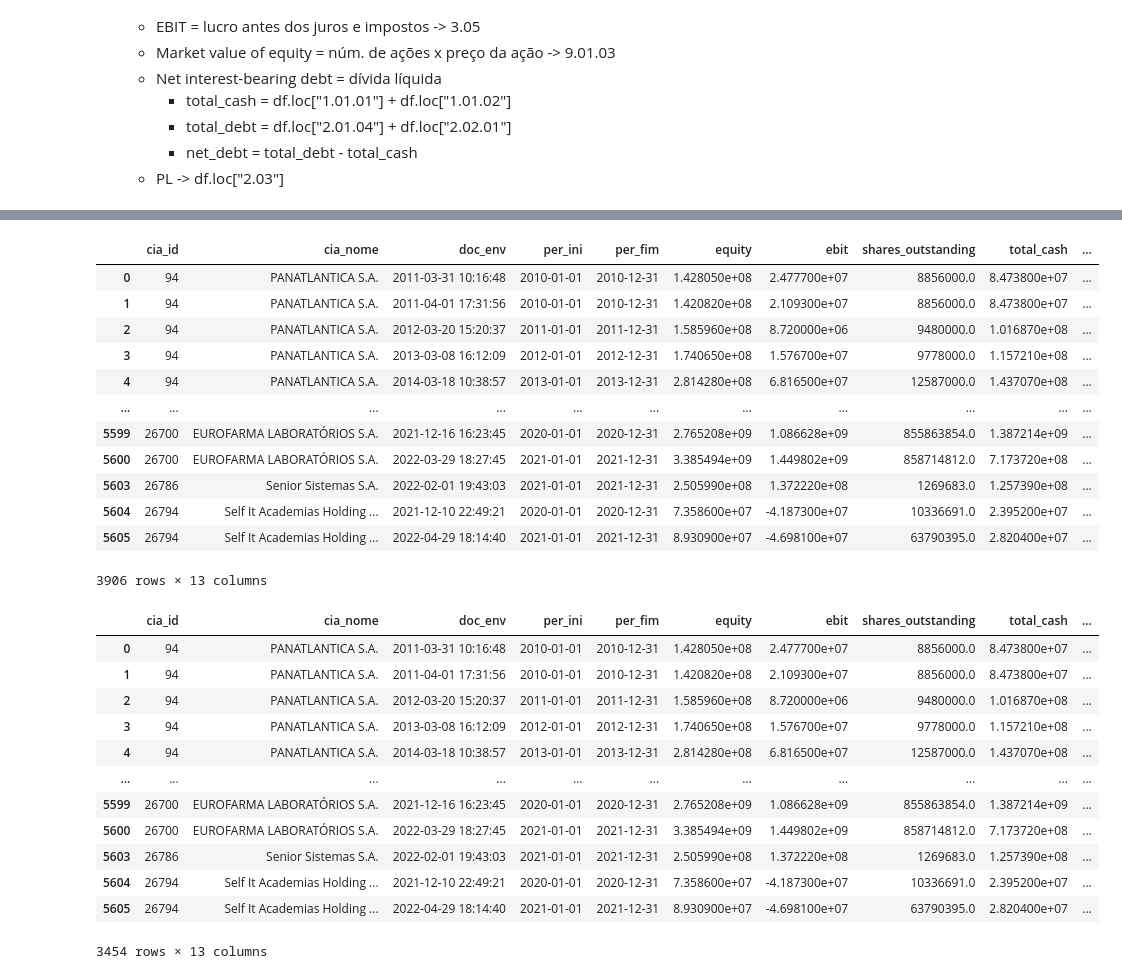
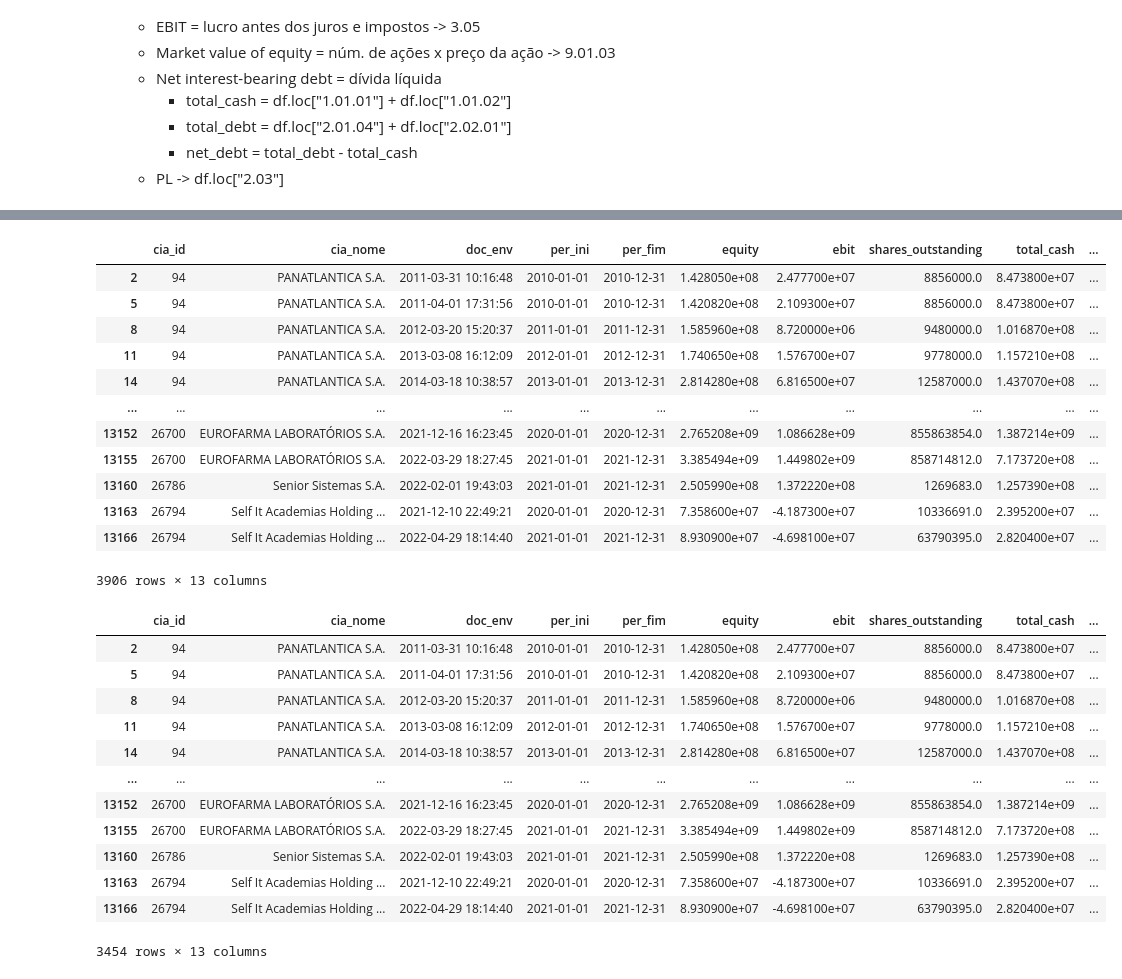
Before and after one commit to AlgebraQuant/MagicFormula, a Jupyter notebook: src/2_magic_financials.ipynb, the cells around one changed output, grey strips where cells are left out. Drawn from its saved outputs; the diff is of its cells as text; code cells hidden in the pictures.

Commit message:
new ROIC method

```diff
--- a/src/2_magic_financials.ipynb
+++ b/src/2_magic_financials.ipynb
@@ -52,7 +52,7 @@ print(included_codes[:10])
 [60, 78, 86, 94, 116, 132, 159, 167, 175, 183]
 # %%
 # Remove those companies from financials dataframe
-df.query('cia_id == @included_codes', inplace=True)
+df.query('cia_id == @included_companies', inplace=True)
 print('Number of companies available for backtesting:', df.cia_id.nunique())
 df
 # %% [output]
@@ -126,9 +142,9 @@ Number of companies available for backtesting: 585
 # %%
 # Pelo que está no livro, somentes os indicadores dos últimos 12 meses serão usados.
 # Logo, podemos descartar períodos que não são o corrente -> per_ref == 0
-df.query('per_ref == 0', inplace=True)
+# df.query('per_ref == 0', inplace=True)
 # Remover coluna que não será mais usada no backtesting
-df.drop(columns=["per_ref"], inplace=True)
+# df.drop(columns=["per_ref"], inplace=True)
 df.reset_index(drop=True, inplace=True)
 print('Number of companies available for backtesting:', df.cia_id.nunique())
 df
@@ -363,47 +381,52 @@ df
 # %%
 # Calcular os indicadores
 df["total_cash"] = df["1.01.01"] + df["1.01.02"]
 df["total_debt"] = df["2.01.04"] + df["2.02.01"]
 df["net_debt"] = df["total_debt"] - df["total_cash"]
 df.rename(
     columns={"2.03": "equity", "3.05": "ebit", "9.01.03": "shares_outstanding"},
     inplace=True
 )
 # account 1.02.02 -> "investments in minority holdings"
 df["invested_capital"] = df["equity"] + df["net_debt"]
-df["roic"] = df["ebit"] * (1 - TAX_RATE) / df["invested_capital"]
-df.drop(columns=["1.01.01", "1.01.02", "2.01.04", "2.02.01", "3.01"], inplace=True)
+# Calculate previuos period invested capital (ic_prior)
+df.sort_values(['cia_id', 'doc_env', 'per_ref',], inplace=True)
+df['ic_prior'] = df.groupby(by=['doc_env'])['invested_capital'].shift(1)
+df["roic"] = df["ebit"] * (1 - TAX_RATE) / df["ic_prior"]
+# Prior periods was used only foi ROIC calculation -> can be removed
+df.query("per_ref == 0", inplace=True)
+df.drop(columns=["1.01.01", "1.01.02", "2.01.04", "2.02.01", "3.01", "ic_prior", "per_ref"], inplace=True)
 df
 # %% [output]
 |  | cia_id | cia_nome | doc_env | per_ini | per_fim | equity | ebit | shares_outstanding | total_cash | ... |
-| 0 | 94 | PANATLANTICA S.A. | 2011-03-31 10:16:48 | 2010-01-01 | 2010-12-31 | 1.428050e+08 | 2.477700e+07 | 8856000.0 | 8.473800e+07 | ... |
-| 1 | 94 | PANATLANTICA S.A. | 2011-04-01 17:31:56 | 2010-01-01 | 2010-12-31 | 1.420820e+08 | 2.109300e+07 | 8856000.0 | 8.473800e+07 | ... |
-| 2 | 94 | PANATLANTICA S.A. | 2012-03-20 15:20:37 | 2011-01-01 | 2011-12-31 | 1.585960e+08 | 8.720000e+06 | 9480000.0 | 1.016870e+08 | ... |
-| 3 | 94 | PANATLANTICA S.A. | 2013-03-08 16:12:09 | 2012-01-01 | 2012-12-31 | 1.740650e+08 | 1.576700e+07 | 9778000.0 | 1.157210e+08 | ... |
-| 4 | 94 | PANATLANTICA S.A. | 2014-03-18 10:38:57 | 2013-01-01 | 2013-12-31 | 2.814280e+08 | 6.816500e+07 | 12587000.0 | 1.437070e+08 | ... |
+| 2 | 94 | PANATLANTICA S.A. | 2011-03-31 10:16:48 | 2010-01-01 | 2010-12-31 | 1.428050e+08 | 2.477700e+07 | 8856000.0 | 8.473800e+07 | ... |
+| 5 | 94 | PANATLANTICA S.A. | 2011-04-01 17:31:56 | 2010-01-01 | 2010-12-31 | 1.420820e+08 | 2.109300e+07 | 8856000.0 | 8.473800e+07 | ... |
+| 8 | 94 | PANATLANTICA S.A. | 2012-03-20 15:20:37 | 2011-01-01 | 2011-12-31 | 1.585960e+08 | 8.720000e+06 | 9480000.0 | 1.016870e+08 | ... |
+| 11 | 94 | PANATLANTICA S.A. | 2013-03-08 16:12:09 | 2012-01-01 | 2012-12-31 | 1.740650e+08 | 1.576700e+07 | 9778000.0 | 1.157210e+08 | ... |
+| 14 | 94 | PANATLANTICA S.A. | 2014-03-18 10:38:57 | 2013-01-01 | 2013-12-31 | 2.814280e+08 | 6.816500e+07 | 12587000.0 | 1.437070e+08 | ... |
 | ... | ... | ... | ... | ... | ... | ... | ... | ... | ... | ... |
-| 5599 | 26700 | EUROFARMA LABORATÓRIOS S.A. | 2021-12-16 16:23:45 | 2020-01-01 | 2020-12-31 | 2.765208e+09 | 1.086628e+09 | 855863854.0 | 1.387214e+09 | ... |
-| 5600 | 26700 | EUROFARMA LABORATÓRIOS S.A. | 2022-03-29 18:27:45 | 2021-01-01 | 2021-12-31 | 3.385494e+09 | 1.449802e+09 | 858714812.0 | 7.173720e+08 | ... |
-| 5603 | 26786 | Senior Sistemas S.A. | 2022-02-01 19:43:03 | 2021-01-01 | 2021-12-31 | 2.505990e+08 | 1.372220e+08 | 1269683.0 | 1.257390e+08 | ... |
-| 5604 | 26794 | Self It Academias Holding ... | 2021-12-10 22:49:21 | 2020-01-01 | 2020-12-31 | 7.358600e+07 | -4.187300e+07 | 10336691.0 | 2.395200e+07 | ... |
-| 5605 | 26794 | Self It Academias Holding ... | 2022-04-29 18:14:40 | 2021-01-01 | 2021-12-31 | 8.930900e+07 | -4.698100e+07 | 63790395.0 | 2.820400e+07 | ... |
+| 13152 | 26700 | EUROFARMA LABORATÓRIOS S.A. | 2021-12-16 16:23:45 | 2020-01-01 | 2020-12-31 | 2.765208e+09 | 1.086628e+09 | 855863854.0 | 1.387214e+09 | ... |
+| 13155 | 26700 | EUROFARMA LABORATÓRIOS S.A. | 2022-03-29 18:27:45 | 2021-01-01 | 2021-12-31 | 3.385494e+09 | 1.449802e+09 | 858714812.0 | 7.173720e+08 | ... |
+| 13160 | 26786 | Senior Sistemas S.A. | 2022-02-01 19:43:03 | 2021-01-01 | 2021-12-31 | 2.505990e+08 | 1.372220e+08 | 1269683.0 | 1.257390e+08 | ... |
+| 13163 | 26794 | Self It Academias Holding ... | 2021-12-10 22:49:21 | 2020-01-01 | 2020-12-31 | 7.358600e+07 | -4.187300e+07 | 10336691.0 | 2.395200e+07 | ... |
+| 13166 | 26794 | Self It Academias Holding ... | 2022-04-29 18:14:40 | 2021-01-01 | 2021-12-31 | 8.930900e+07 | -4.698100e+07 | 63790395.0 | 2.820400e+07 | ... |
 3906 rows × 13 columns
 # %%
 df.query('equity > 0', inplace=True)
 df
 # %% [output]
 |  | cia_id | cia_nome | doc_env | per_ini | per_fim | equity | ebit | shares_outstanding | total_cash | ... |
-| 0 | 94 | PANATLANTICA S.A. | 2011-03-31 10:16:48 | 2010-01-01 | 2010-12-31 | 1.428050e+08 | 2.477700e+07 | 8856000.0 | 8.473800e+07 | ... |
-| 1 | 94 | PANATLANTICA S.A. | 2011-04-01 17:31:56 | 2010-01-01 | 2010-12-31 | 1.420820e+08 | 2.109300e+07 | 8856000.0 | 8.473800e+07 | ... |
-| 2 | 94 | PANATLANTICA S.A. | 2012-03-20 15:20:37 | 2011-01-01 | 2011-12-31 | 1.585960e+08 | 8.720000e+06 | 9480000.0 | 1.016870e+08 | ... |
-| 3 | 94 | PANATLANTICA S.A. | 2013-03-08 16:12:09 | 2012-01-01 | 2012-12-31 | 1.740650e+08 | 1.576700e+07 | 9778000.0 | 1.157210e+08 | ... |
-| 4 | 94 | PANATLANTICA S.A. | 2014-03-18 10:38:57 | 2013-01-01 | 2013-12-31 | 2.814280e+08 | 6.816500e+07 | 12587000.0 | 1.437070e+08 | ... |
+| 2 | 94 | PANATLANTICA S.A. | 2011-03-31 10:16:48 | 2010-01-01 | 2010-12-31 | 1.428050e+08 | 2.477700e+07 | 8856000.0 | 8.473800e+07 | ... |
+| 5 | 94 | PANATLANTICA S.A. | 2011-04-01 17:31:56 | 2010-01-01 | 2010-12-31 | 1.420820e+08 | 2.109300e+07 | 8856000.0 | 8.473800e+07 | ... |
+| 8 | 94 | PANATLANTICA S.A. | 2012-03-20 15:20:37 | 2011-01-01 | 2011-12-31 | 1.585960e+08 | 8.720000e+06 | 9480000.0 | 1.016870e+08 | ... |
+| 11 | 94 | PANATLANTICA S.A. | 2013-03-08 16:12:09 | 2012-01-01 | 2012-12-31 | 1.740650e+08 | 1.576700e+07 | 9778000.0 | 1.157210e+08 | ... |
+| 14 | 94 | PANATLANTICA S.A. | 2014-03-18 10:38:57 | 2013-01-01 | 2013-12-31 | 2.814280e+08 | 6.816500e+07 | 12587000.0 | 1.437070e+08 | ... |
 | ... | ... | ... | ... | ... | ... | ... | ... | ... | ... | ... |
-| 5599 | 26700 | EUROFARMA LABORATÓRIOS S.A. | 2021-12-16 16:23:45 | 2020-01-01 | 2020-12-31 | 2.765208e+09 | 1.086628e+09 | 855863854.0 | 1.387214e+09 | ... |
-| 5600 | 26700 | EUROFARMA LABORATÓRIOS S.A. | 2022-03-29 18:27:45 | 2021-01-01 | 2021-12-31 | 3.385494e+09 | 1.449802e+09 | 858714812.0 | 7.173720e+08 | ... |
-| 5603 | 26786 | Senior Sistemas S.A. | 2022-02-01 19:43:03 | 2021-01-01 | 2021-12-31 | 2.505990e+08 | 1.372220e+08 | 1269683.0 | 1.257390e+08 | ... |
-| 5604 | 26794 | Self It Academias Holding ... | 2021-12-10 22:49:21 | 2020-01-01 | 2020-12-31 | 7.358600e+07 | -4.187300e+07 | 10336691.0 | 2.395200e+07 | ... |
-| 5605 | 26794 | Self It Academias Holding ... | 2022-04-29 18:14:40 | 2021-01-01 | 2021-12-31 | 8.930900e+07 | -4.698100e+07 | 63790395.0 | 2.820400e+07 | ... |
+| 13152 | 26700 | EUROFARMA LABORATÓRIOS S.A. | 2021-12-16 16:23:45 | 2020-01-01 | 2020-12-31 | 2.765208e+09 | 1.086628e+09 | 855863854.0 | 1.387214e+09 | ... |
+| 13155 | 26700 | EUROFARMA LABORATÓRIOS S.A. | 2022-03-29 18:27:45 | 2021-01-01 | 2021-12-31 | 3.385494e+09 | 1.449802e+09 | 858714812.0 | 7.173720e+08 | ... |
+| 13160 | 26786 | Senior Sistemas S.A. | 2022-02-01 19:43:03 | 2021-01-01 | 2021-12-31 | 2.505990e+08 | 1.372220e+08 | 1269683.0 | 1.257390e+08 | ... |
+| 13163 | 26794 | Self It Academias Holding ... | 2021-12-10 22:49:21 | 2020-01-01 | 2020-12-31 | 7.358600e+07 | -4.187300e+07 | 10336691.0 | 2.395200e+07 | ... |
+| 13166 | 26794 | Self It Academias Holding ... | 2022-04-29 18:14:40 | 2021-01-01 | 2021-12-31 | 8.930900e+07 | -4.698100e+07 | 63790395.0 | 2.820400e+07 | ... |
 3454 rows × 13 columns
 # %%
 df.query('total_cash > 0', inplace=True)
```
Also changed, not shown: parts of 24 cells of this notebook, 7 other files.
